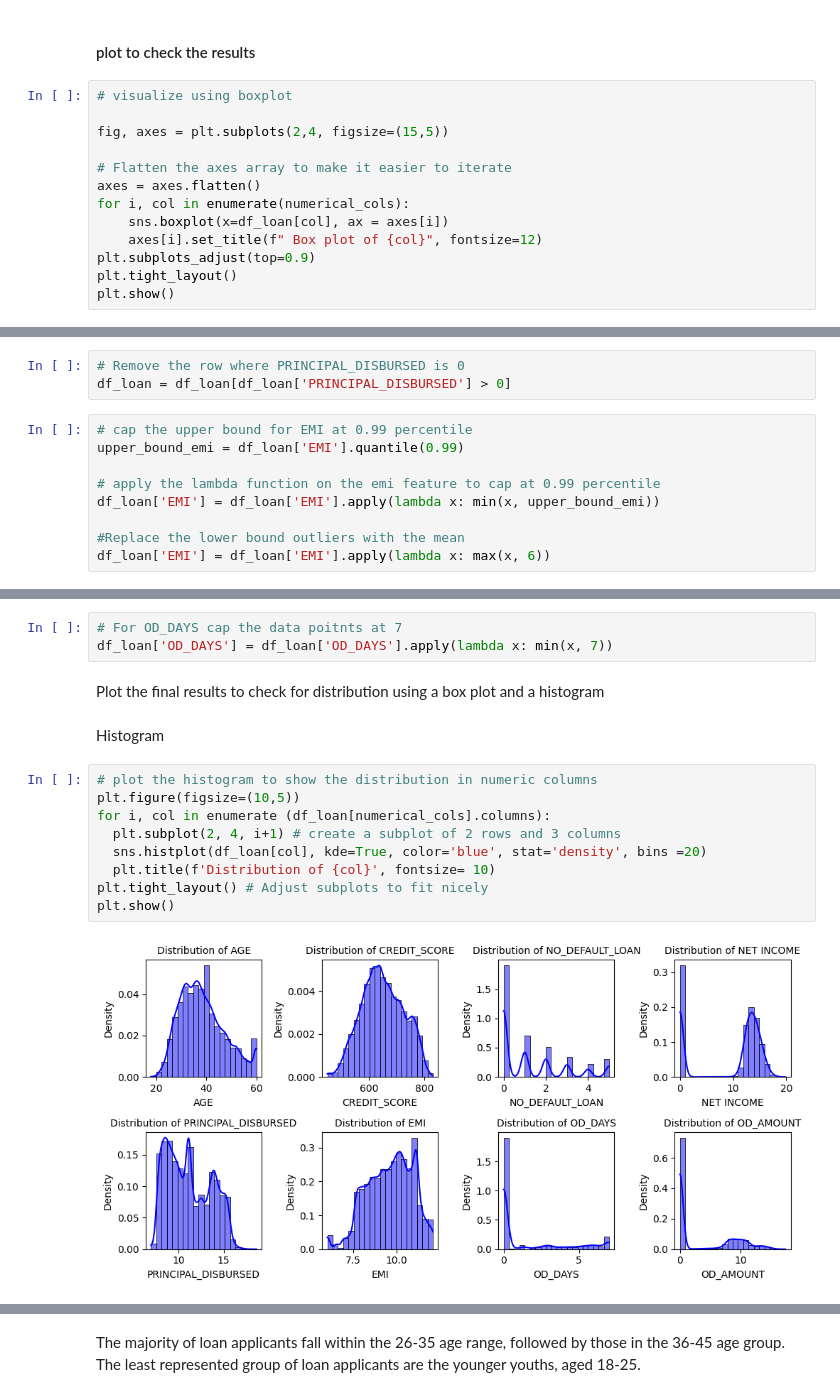
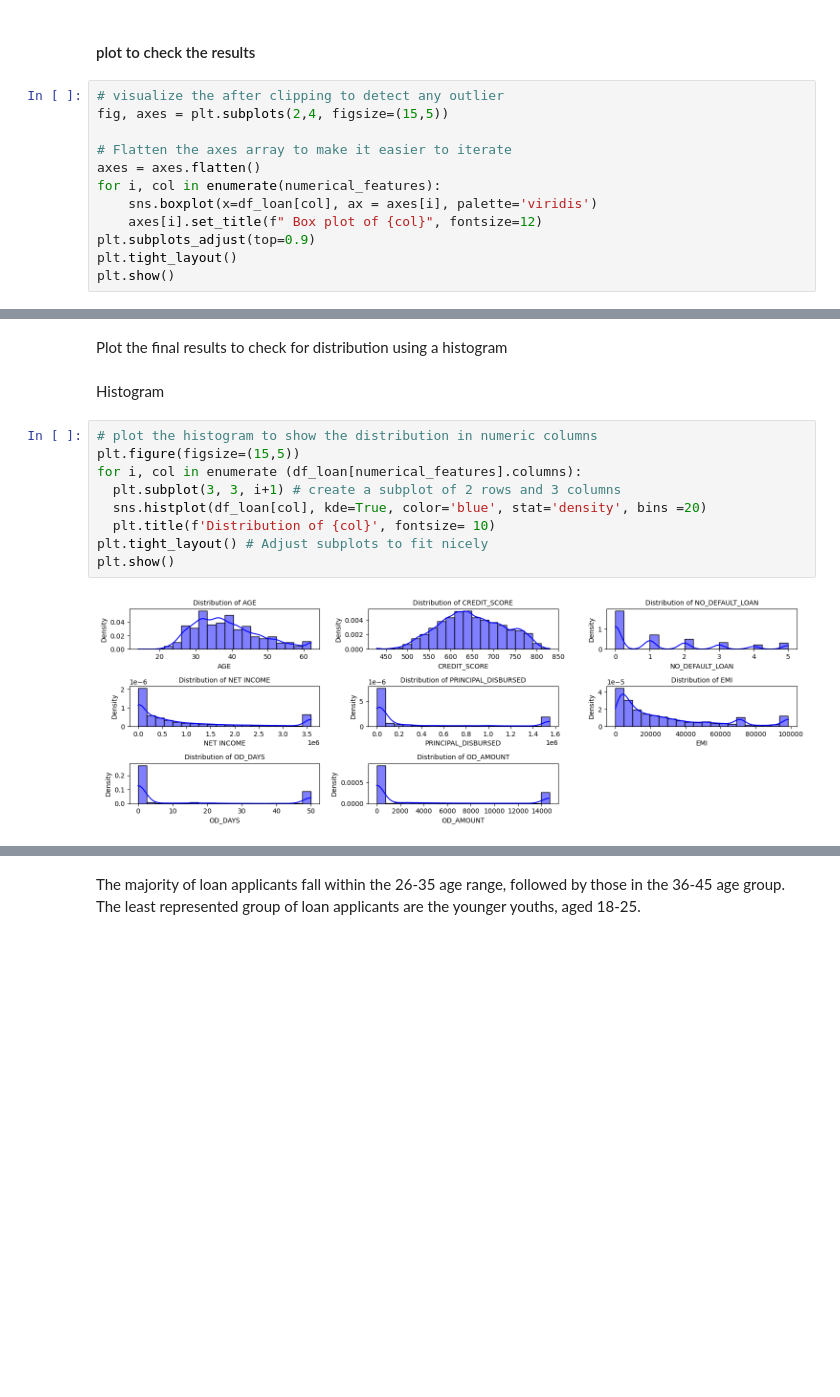
Before and after one commit to AlexIrungu/DSC-CapstoneProject, a Jupyter notebook: notebooks/james.ipynb, the cells around one changed output, grey strips where cells are left out. Drawn from its saved outputs; the diff is of its cells as text; blank space fills up the shorter version.

```diff
--- a/notebooks/james.ipynb
+++ b/notebooks/james.ipynb
@@ -528,14 +506,13 @@ df_loan[columns_to_transform] = df_loan[columns_to_transform].apply(np.log1p)
 # %% [markdown]
 #### plot to check the results
 # %%
-# visualize using boxplot
-
+# visualize the after clipping to detect any outlier
 fig, axes = plt.subplots(2,4, figsize=(15,5))
 
 # Flatten the axes array to make it easier to iterate
 axes = axes.flatten()
-for i, col in enumerate(numerical_cols):
-    sns.boxplot(x=df_loan[col], ax = axes[i])
+for i, col in enumerate(numerical_features):
+    sns.boxplot(x=df_loan[col], ax = axes[i], palette='viridis')
     axes[i].set_title(f" Box plot of {col}", fontsize=12)
 plt.subplots_adjust(top=0.9)
 plt.tight_layout()
@@ -547,12 +521,0 @@ Even after log transformation, principal disbursed and EMI still have outliers.
-# %%
-# Remove the row where PRINCIPAL_DISBURSED is 0
-df_loan = df_loan[df_loan['PRINCIPAL_DISBURSED'] > 0]
-# %%
-# cap the upper bound for EMI at 0.99 percentile
-upper_bound_emi = df_loan['EMI'].quantile(0.99)
-
-# apply the lambda function on the emi feature to cap at 0.99 percentile
-df_loan['EMI'] = df_loan['EMI'].apply(lambda x: min(x, upper_bound_emi))
-
-#Replace the lower bound outliers with the mean
-df_loan['EMI'] = df_loan['EMI'].apply(lambda x: max(x, 6))
@@ -561,18 +522,15 @@ The outlier for OD_DAYS are only located on the upper bound.
-# %%
-# For OD_DAYS cap the data poitnts at 7
-df_loan['OD_DAYS'] = df_loan['OD_DAYS'].apply(lambda x: min(x, 7))
 # %% [markdown]
-Plot the final results to check for distribution using a box plot and a histogram
+Plot the final results to check for distribution using a histogram
 # %% [markdown]
 Histogram
 # %%
 # plot the histogram to show the distribution in numeric columns
-plt.figure(figsize=(10,5))
-for i, col in enumerate (df_loan[numerical_cols].columns):
-  plt.subplot(2, 4, i+1) # create a subplot of 2 rows and 3 columns
+plt.figure(figsize=(15,5))
+for i, col in enumerate (df_loan[numerical_features].columns):
+  plt.subplot(3, 3, i+1) # create a subplot of 2 rows and 3 columns
   sns.histplot(df_loan[col], kde=True, color='blue', stat='density', bins =20)
   plt.title(f'Distribution of {col}', fontsize= 10)
 plt.tight_layout() # Adjust subplots to fit nicely
 plt.show()
 # %% [output]
-[figure, old version]
+[figure, new version]
```
Also changed, not shown: parts of 89 cells of this notebook, 1 other file.
